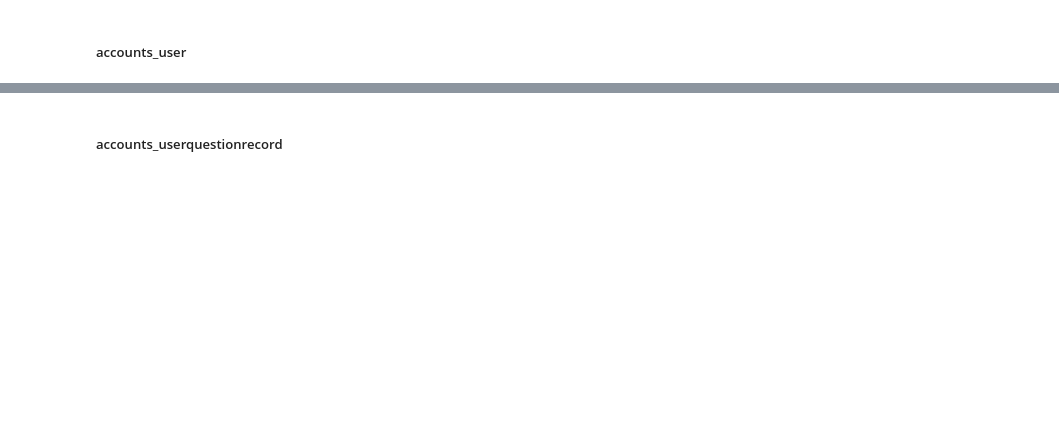
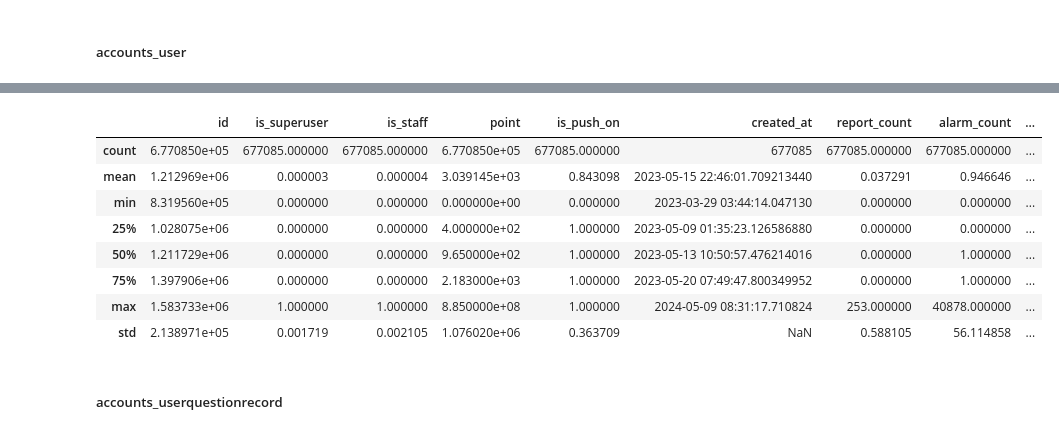
Before and after one commit to goodnews724/sprint_final_project, a Jupyter notebook: notebooks/jaemun.ipynb, the cells around one changed output, grey strips where cells are left out. Saved outputs shown, nothing was run; the diff lists cells and outputs as text; code cells hidden in the pictures; blank space fills up the shorter version.

```diff
--- a/notebooks/jaemun.ipynb
+++ b/notebooks/jaemun.ipynb
@@ -109,0 +448,6 @@ accounts_user = pd.read_parquet('gs://sprintda05_final_project/votes/accounts_us
+# %%
+accounts_user['friend_id_list'] = accounts_user['friend_id_list'].map(lambda x: ast.literal_eval(x) if isinstance(x,str) else x)
+# %%
+accounts_user['block_user_id_list'] = accounts_user['block_user_id_list'].map(lambda x: ast.literal_eval(x) if isinstance(x,str) else x)
+# %%
+accounts_user['hide_user_id_list'] = accounts_user['hide_user_id_list'].map(lambda x: ast.literal_eval(x) if isinstance(x,str) else x)
@@ -110,3 +518,15 @@ accounts_user = pd.read_parquet('gs://sprintda05_final_project/votes/accounts_us
+# %%
+accounts_user.describe()
+# %% [output]
+|  | id | is_superuser | is_staff | point | is_push_on | created_at | report_count | alarm_count | ... |
+| count | 6.770850e+05 | 677085.000000 | 677085.000000 | 6.770850e+05 | 677085.000000 | 677085 | 677085.000000 | 677085.000000 | ... |
+| mean | 1.212969e+06 | 0.000003 | 0.000004 | 3.039145e+03 | 0.843098 | 2023-05-15 22:46:01.709213440 | 0.037291 | 0.946646 | ... |
+| min | 8.319560e+05 | 0.000000 | 0.000000 | 0.000000e+00 | 0.000000 | 2023-03-29 03:44:14.047130 | 0.000000 | 0.000000 | ... |
+| 25% | 1.028075e+06 | 0.000000 | 0.000000 | 4.000000e+02 | 1.000000 | 2023-05-09 01:35:23.126586880 | 0.000000 | 0.000000 | ... |
+| 50% | 1.211729e+06 | 0.000000 | 0.000000 | 9.650000e+02 | 1.000000 | 2023-05-13 10:50:57.476214016 | 0.000000 | 1.000000 | ... |
+| 75% | 1.397906e+06 | 0.000000 | 0.000000 | 2.183000e+03 | 1.000000 | 2023-05-20 07:49:47.800349952 | 0.000000 | 1.000000 | ... |
+| max | 1.583733e+06 | 1.000000 | 1.000000 | 8.850000e+08 | 1.000000 | 2024-05-09 08:31:17.710824 | 253.000000 | 40878.000000 | ... |
+| std | 2.138971e+05 | 0.001719 | 0.002105 | 1.076020e+06 | 0.363709 | NaN | 0.588105 | 56.114858 | ... |
 # %% [markdown]
 ##### accounts_userquestionrecord
 # %%
```
Also changed, not shown: parts of 47 cells of this notebook.
